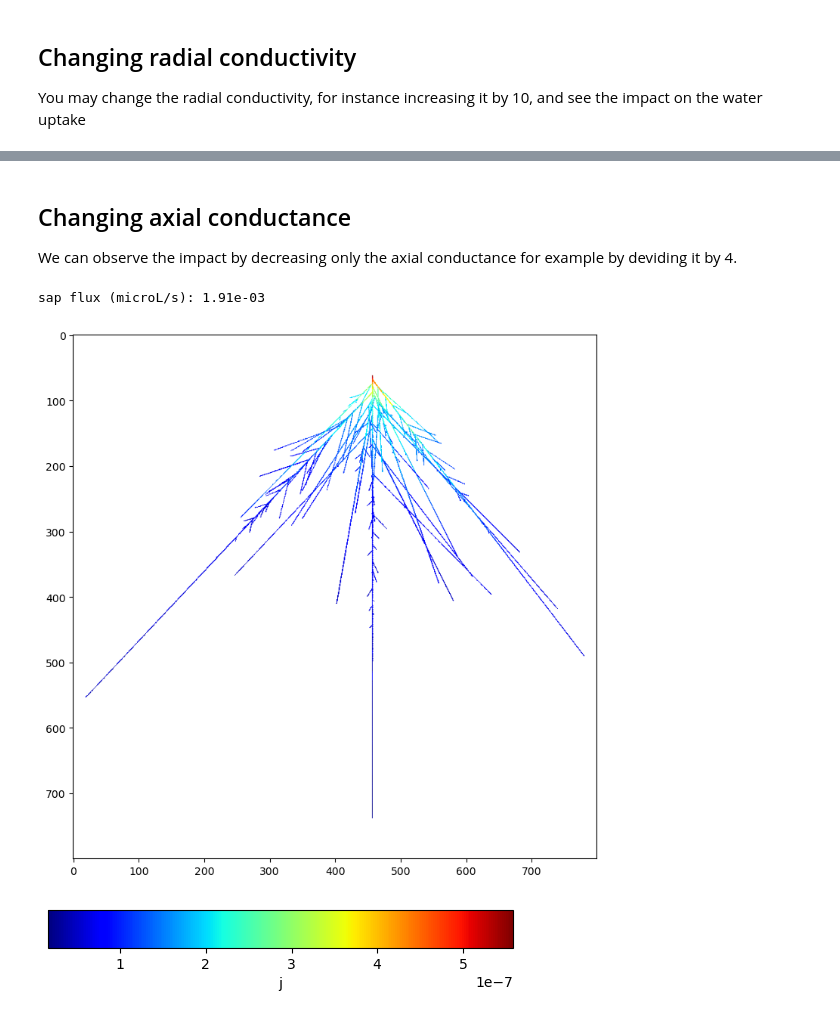
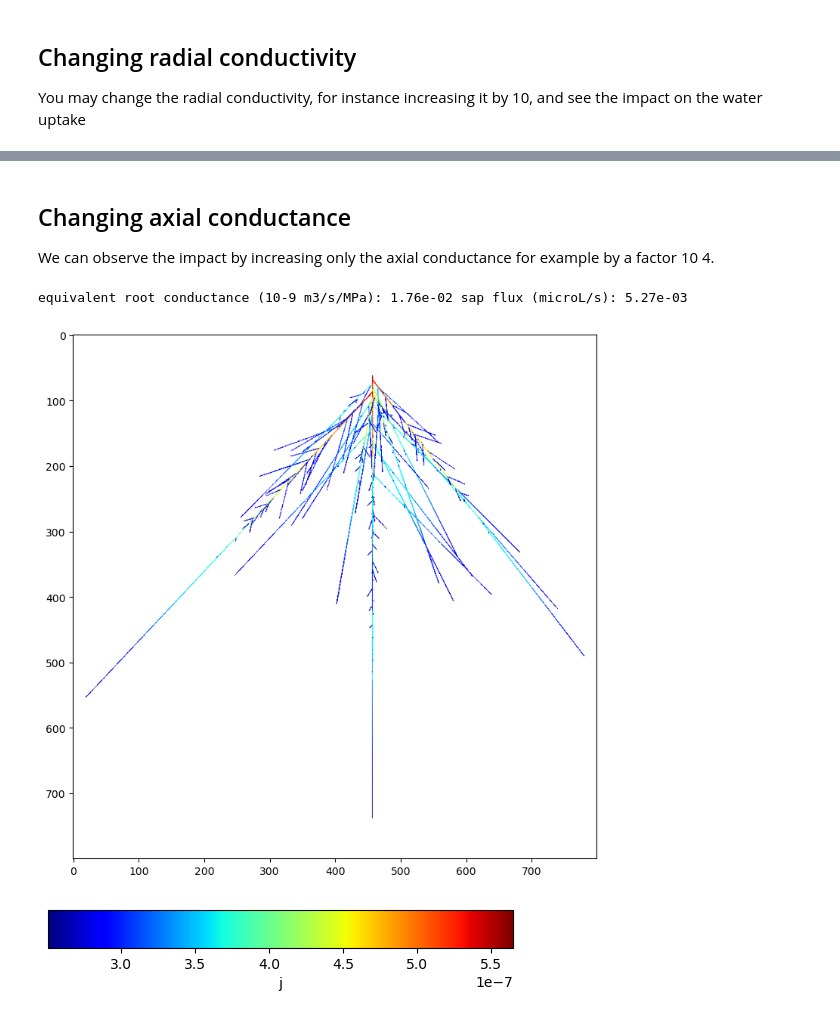
Before and after one commit to openalea/hydroroot, a Jupyter notebook: tutorial/01_tutorial.ipynb, the cells around one changed output, grey strips where cells are left out. Cells and saved outputs as stored; diff of their text form; code cells hidden in the pictures.

```diff
--- a/tutorial/01_tutorial.ipynb
+++ b/tutorial/01_tutorial.ipynb
@@ -84,16 +84,16 @@ sap flux (microL/s): 3.78e-03
 # %% [markdown]
 ## Changing axial conductance
 
-We can observe the impact by decreasing only the axial conductance for example by deviding it by 4.
+We can observe the impact by increasing only the axial conductance for example by a factor 10 4.
 # %%
 k_radial_data=(kx,ky)
-K_axial_data=(Kx,Ky/4.0)
+K_axial_data=(Kx,Ky*10.0)
 g, keq, jv = hydroroot.main.hydroroot_flow(g, psi_e = 0.4, psi_base = 0.1, axial_conductivity_data = K_axial_data, radial_conductivity_data = k_radial_data)
-print(f'sap flux (microL/s): {jv:.2e}')
+print(f'equivalent root conductance (10-9 m3/s/MPa): {keq:.2e} sap flux (microL/s): {jv:.2e}')
 s = hydroroot.display.mtg_scene(g, prop_cmap='j')
 view(s) # to reduce notebook size we use here a 2D view but use PlantGL(s) to 3D
 hydroroot.display.property_scale_bar(g, 'j')
 # %% [output]
-sap flux (microL/s): 1.91e-03
+equivalent root conductance (10-9 m3/s/MPa): 1.76e-02 sap flux (microL/s): 5.27e-03
-[figure, old version]
+[figure, new version]
-[figure, old version]
+[figure, new version]
```
Also changed, not shown: parts of 3 cells of this notebook.
